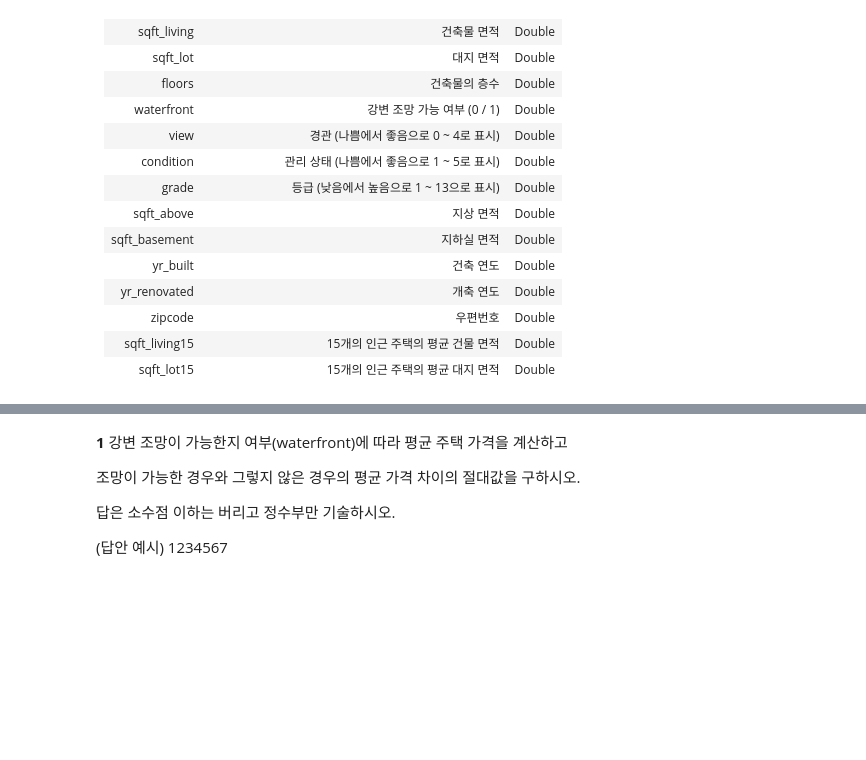
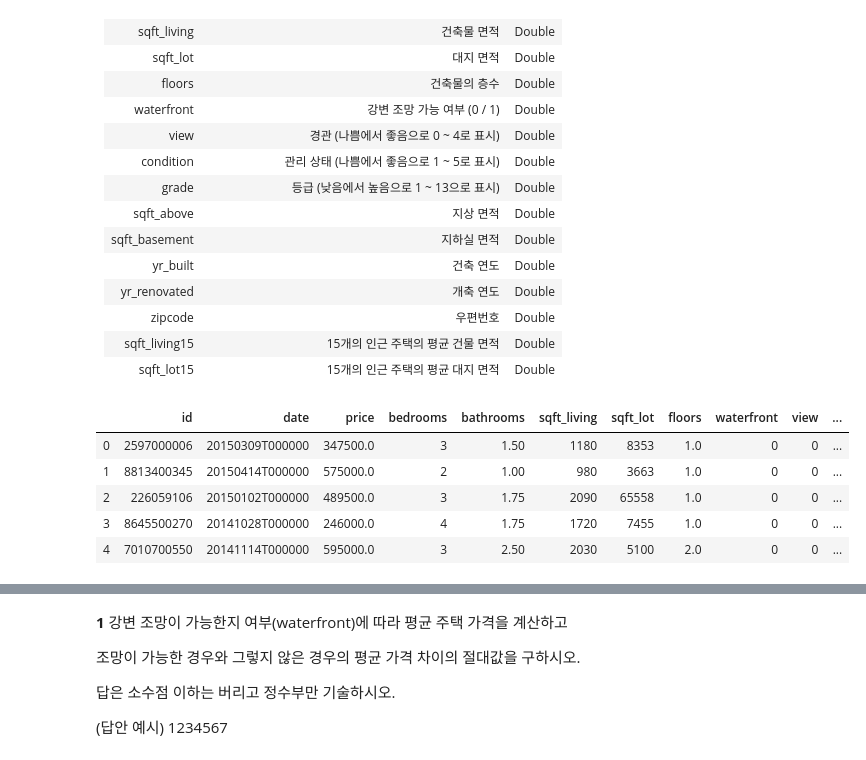
Before and after one commit to sunkusun9/prods_asso, a Jupyter notebook: prods_asso_실기풀이.ipynb, the cells around one changed output, grey strips where cells are left out. Cells and saved outputs as stored; diff of their text form; code cells hidden in the pictures; blank space fills up the shorter version.

```diff
--- a/prods_asso_실기풀이.ipynb
+++ b/prods_asso_실기풀이.ipynb
@@ -102,3 +179,13 @@ sklearn.linear_model.LogisticRegression, solver='liblinear', random_state=123
 |zipcode|우편번호|Double|
 |sqft_living15|15개의 인근 주택의 평균 건물 면적|Double|
 |sqft_lot15	|15개의 인근 주택의 평균 대지 면적|Double|
+# %%
+df_06 = pd.read_csv('Dataset_06.csv')
+df_06.head()
+# %% [output]
+|  | id | date | price | bedrooms | bathrooms | sqft_living | sqft_lot | floors | waterfront | view | ... |
+| 0 | 2597000006 | 20150309T000000 | 347500.0 | 3 | 1.50 | 1180 | 8353 | 1.0 | 0 | 0 | ... |
+| 1 | 8813400345 | 20150414T000000 | 575000.0 | 2 | 1.00 | 980 | 3663 | 1.0 | 0 | 0 | ... |
+| 2 | 226059106 | 20150102T000000 | 489500.0 | 3 | 1.75 | 2090 | 65558 | 1.0 | 0 | 0 | ... |
+| 3 | 8645500270 | 20141028T000000 | 246000.0 | 4 | 1.75 | 1720 | 7455 | 1.0 | 0 | 0 | ... |
+| 4 | 7010700550 | 20141114T000000 | 595000.0 | 3 | 2.50 | 2030 | 5100 | 2.0 | 0 | 0 | ... |
```
Also changed, not shown: parts of 24 cells of this notebook, 2 other files.
